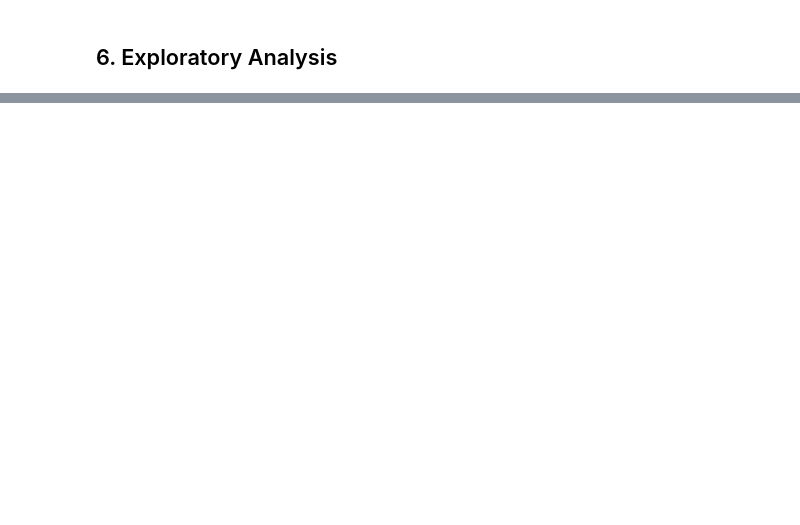
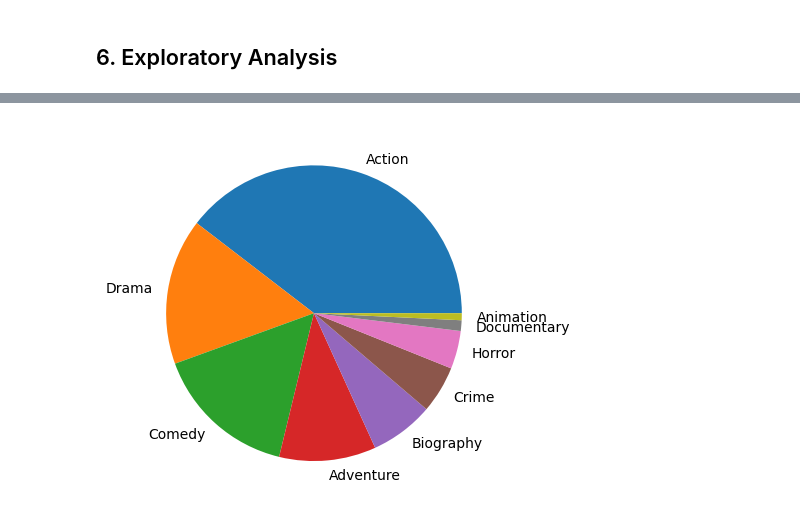
Before and after one commit to foaxy/Phase1_Project, a Jupyter notebook: index.ipynb, the cells around one changed output, grey strips where cells are left out. Saved outputs shown, nothing was run; the diff lists cells and outputs as text; code cells hidden in the pictures; blank space fills up the shorter version.

```diff
--- a/index.ipynb
+++ b/index.ipynb
@@ -100,0 +279,10 @@ Making sure your data matches something outside of the dataset is very important
+# %%
+#Plotting a pie chart of the number of votes in each genre
+
+vote_count = df.groupby('genres')['numvotes'].sum().sort_values(ascending = False)
+labels = vote_count.index.tolist()[:9]
+votes = vote_count.values.tolist()[:9]
+fig, ax = plt.subplots()
+ax.pie(votes, labels=labels);
+# %% [output]
+[figure, added]
```
Also changed, not shown: parts of 69 cells of this notebook.
